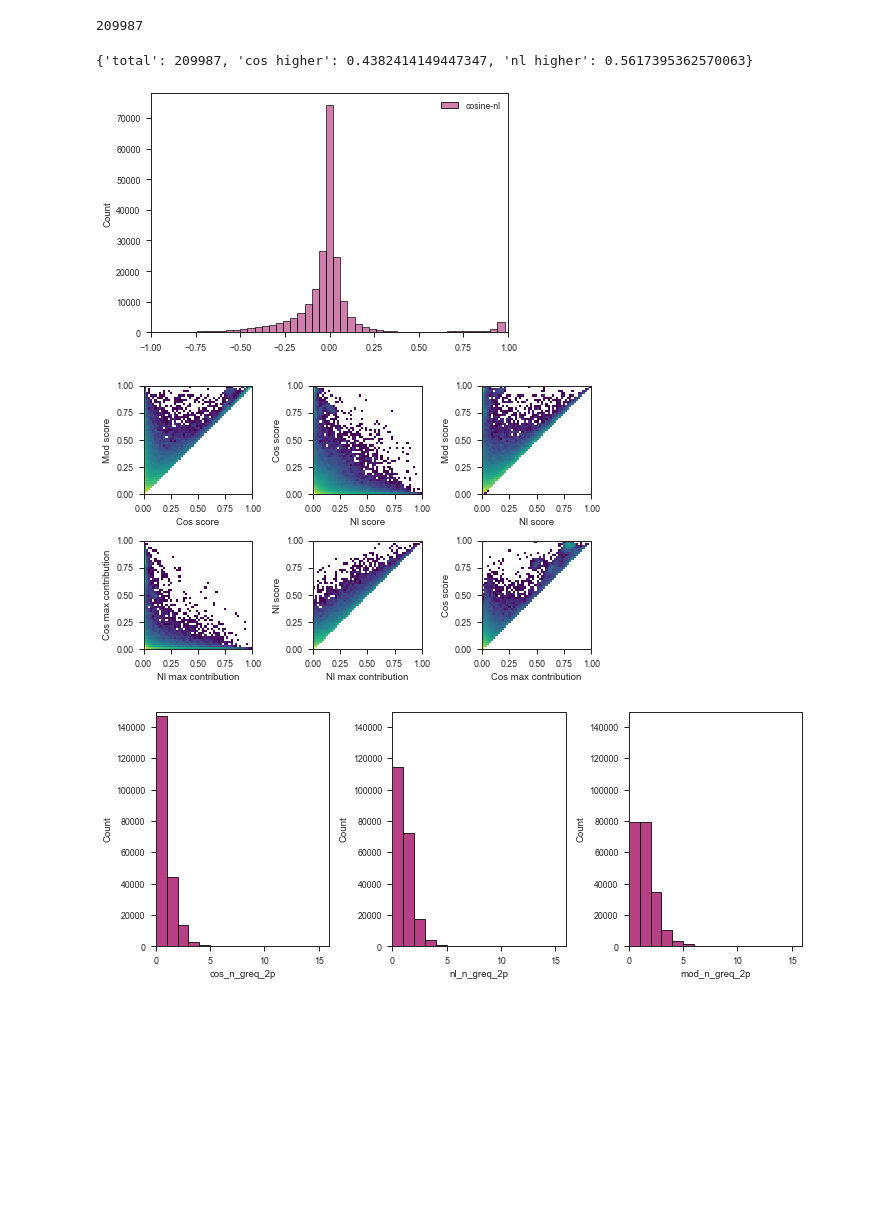
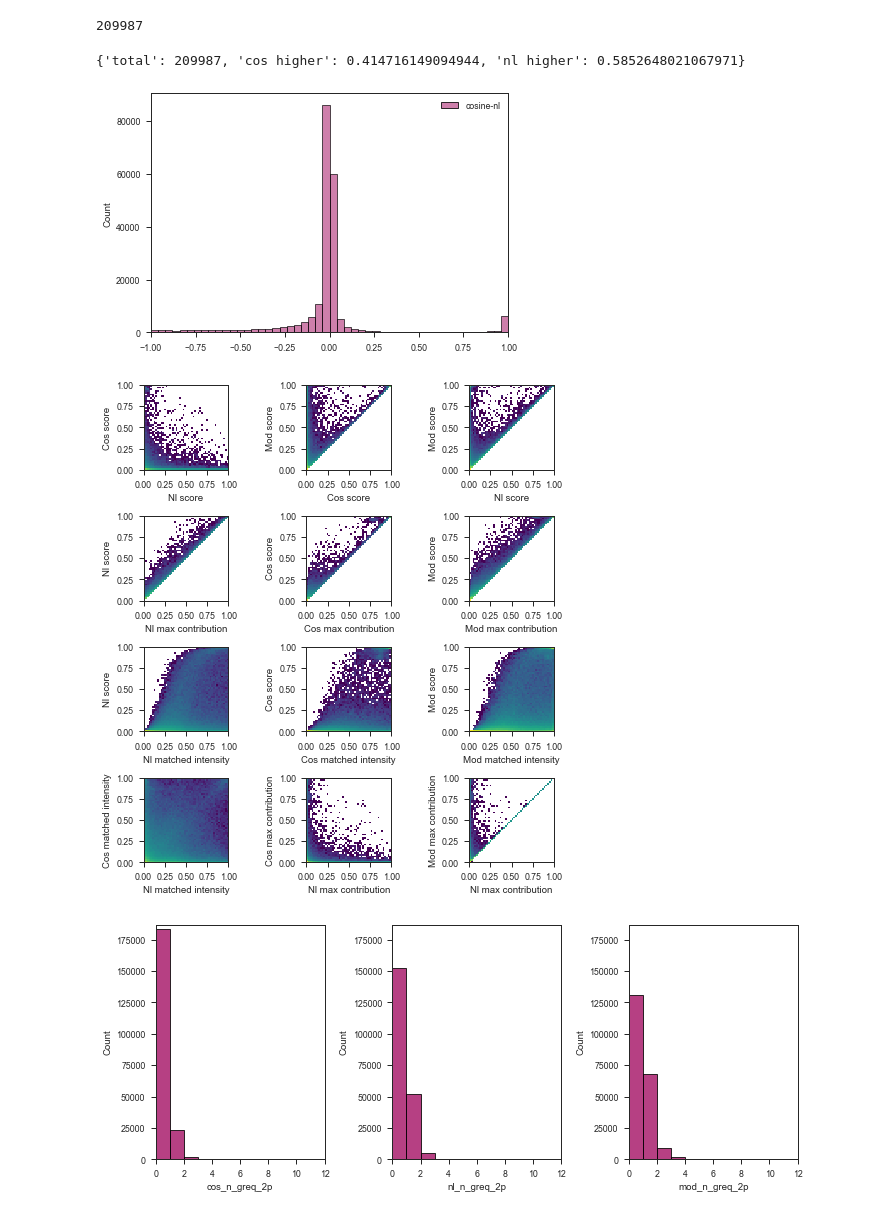
Before and after one commit to bittremieux/cosine_neutral_loss, a Jupyter notebook: notebooks/plots.ipynb, the cells around one changed output. Saved outputs shown, nothing was run; the diff lists cells and outputs as text; code cells hidden in the pictures; blank space fills up the shorter version.

```diff
--- a/notebooks/plots.ipynb
+++ b/notebooks/plots.ipynb
@@ -27,8 +27,8 @@ sns.set_context("paper")
 # %% [markdown]
 ## Finished setup, start plotting
 # %%
-filename = "results/gnps_lib_sqrt_True_500000pairs_6min_signals_200maxdelta.parquet"
-# filename = "results/gnps_lib_sqrt_False_500000pairs_6min_signals_200maxdelta.parquet"
+# filename = "results/gnps_lib_sqrt_True_500000pairs_6min_signals_200maxdelta.parquet"
+filename = "results/gnps_lib_sqrt_False_500000pairs_6min_signals_200maxdelta.parquet"
 # filename = "results/BILELIB19_oxygen_sqrt_False_500000pairs_6min_signals_15i9949specific_delta.parquet"
 # filename = "results/BILELIB19_as_exchange_sqrt_False_500000pairs_6min_signals_200maxdelta_8mods.parquet"
 # filename = "results/BILELIB19_bile_conjugates_sqrt_False_500000pairs_6min_signals_200maxdelta_5mods.parquet"
@@ -59,7 +59,7 @@ stats = {
 }
 print(stats)
 # %% [output]
-{'total': 209987, 'cos higher': 0.4382414149447347, 'nl higher': 0.5617395362570063}
+{'total': 209987, 'cos higher': 0.414716149094944, 'nl higher': 0.5852648021067971}
 # %%
 df = pd.DataFrame()
 # df['cosine'] = similarities['cosine']
@@ -72,58 +72,67 @@ plt.savefig("results/img/diff_{}.png".format(analysis_id), dpi=300, bbox_inches=
 plt.show()
 plt.close()
 # %% [output]
-[figure, old version]
+[figure, new version]
 # %%
 plots = [
+        ["nl_score", "cos_score"],
         ["cos_score", "mod_score"],
-        ["nl_score", "cos_score"],
         ["nl_score", "mod_score"],
+        ["nl_max_contribution", "nl_score"],
+        ["cos_max_contribution", "cos_score"],
+        ["mod_max_contribution", "mod_score"],
+        ["nl_matched_intensity", "nl_score"],
+        ["cos_matched_intensity", "cos_score"],
+        ["mod_matched_intensity", "mod_score"],
+        ["nl_matched_intensity", "cos_matched_intensity"],
         ["nl_max_contribution", "cos_max_contribution"],
-        ["nl_max_contribution", "nl_score"],
-        ["cos_max_contribution", "cos_score"]
+        ["nl_max_contribution", "mod_max_contribution"],
     ]
 
-fig, axes = plt.subplots(2, 3, figsize=(7.2, 7.2 / 1.618))
+fig, axes = plt.subplots(4, 3, figsize=(7, 12 / 1.618))
 
 bins = 50
 tick_locators = mticker.FixedLocator(np.arange(0, bins + 1, bins / 4))
 tick_labels = np.asarray([f"{a:.2f}" for a in np.arange(0, 1.01, 0.25)])
 
 for i, ax in enumerate(axes.flatten()):
+    if i >= len(plots):
+        break
+
     (xlabel, ylabel) = plots[i]
     hist, _, _ = np.histogram2d(
         similarities[xlabel],
         similarities[ylabel],
         bins=bins,
         range=[[0, 1], [0, 1]],
     )
     heatmap = sns.heatmap(
         np.rot90(hist),
         cmap="viridis",
         cbar=False,
         square=True,
         xticklabels=False,
         yticklabels=False,
         ax=ax,
         norm=LogNorm(),
     )
     ax.yaxis.set_major_locator(tick_locators)
     ax.set_yticklabels(tick_labels[::-1])
     ax.xaxis.set_major_locator(tick_locators)
     ax.set_xticklabels(tick_labels)
     for _, spine in heatmap.spines.items():
         spine.set_visible(True)
     ax.set_xlabel(xlabel.replace("_", " ").capitalize())
     ax.set_ylabel(ylabel.replace("_", " ").capitalize())
 
 
 plt.tight_layout()
 
 plt.savefig("results/img/score_contributions_{}.png".format(analysis_id), dpi=300, bbox_inches="tight")
 plt.show()
 plt.close()
 # %% [output]
-[figure, old version]
+[figure, new version]
 # %%
 fig, axes = plt.subplots(1, 3, figsize=(10, 4))
 
@@ -149,7 +158,7 @@ plt.savefig("results/img/greater_2p_signals_{}.png".format(analysis_id), dpi=300
 plt.show()
 plt.close()
 # %% [output]
-[figure, old version]
+[figure, new version]
 # %%
 g = sns.pairplot(similarities, kind="hist",
              vars=["cos_score", "nl_score", "mod_score", "cos_max_contribution", "nl_max_contribution"])
```
Also changed, not shown: parts of 2 cells of this notebook, 2 other files.
